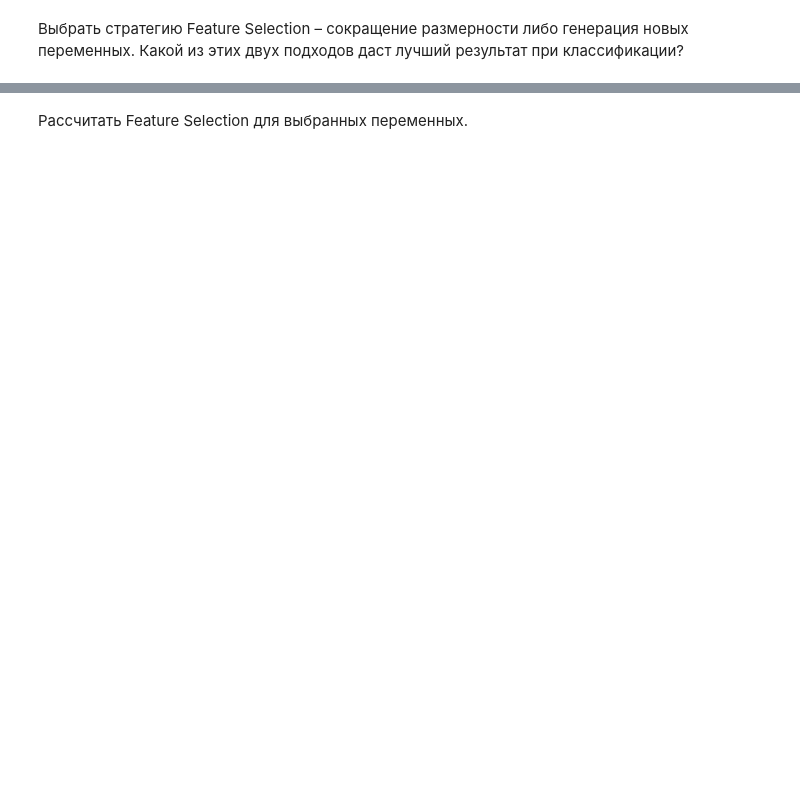
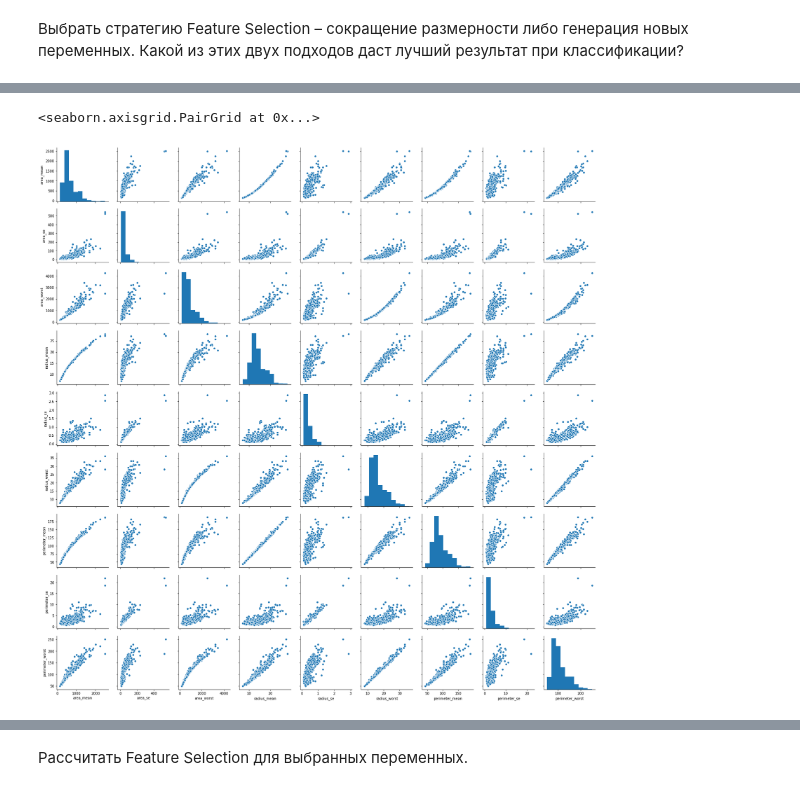
Before and after one commit to dsemen/netology, a Jupyter notebook: breasts_cancer.ipynb, the cells around one changed output, grey strips where cells are left out. Cells and saved outputs as stored; diff of their text form; code cells hidden in the pictures; blank space fills up the shorter version.

```diff
--- a/breasts_cancer.ipynb
+++ b/breasts_cancer.ipynb
@@ -165,4 +143,9 @@ NameError: name 'StandardScaler' is not defined
 # %%
 # логически понятно, что  площадь, периметр и радиус это одинаковые переменные. проверим:
-columns=[x for x in df.columns if 'area' in x]+[x for x in df.columns if 'radius' in x]+[x for x in df.columns if 'perimeter' in x]
-df[columns].corr()
+
+columns=[x for x in df.columns if 'area' in x] + [x for x in df.columns if 'radius' in x] + [x for x in df.columns if 'perimeter' in x]
+
+sns.pairplot(df, vars=columns)
+# %% [output]
+<seaborn.axisgrid.PairGrid at 0x...>
+[figure, added]
```
Also changed, not shown: parts of 20 cells of this notebook.
